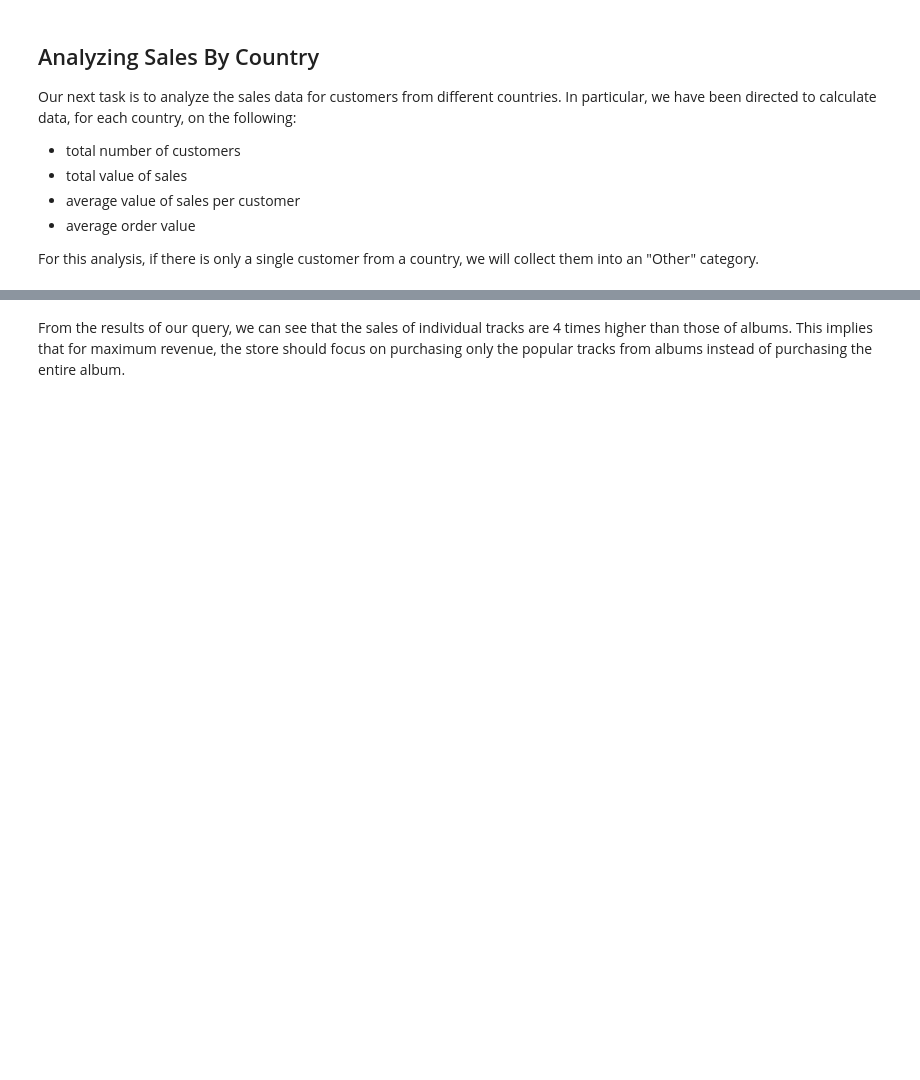
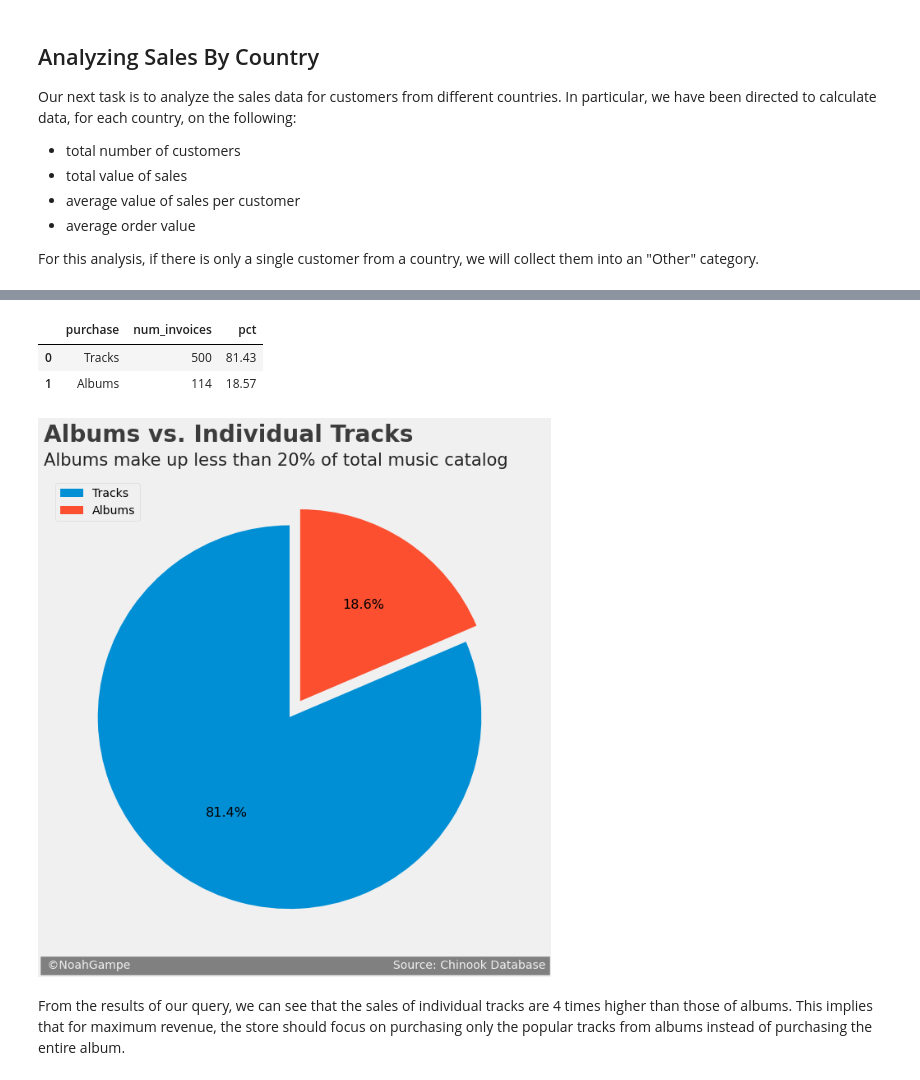
Before and after one commit to noah-kg/sql-business-analysis, a Jupyter notebook: Using SQL for Business Analysis.ipynb, the cells around one changed output, grey strips where cells are left out. Drawn from its saved outputs; the diff is of its cells as text; code cells hidden in the pictures; blank space fills up the shorter version.

```diff
--- a/Using SQL for Business Analysis.ipynb
+++ b/Using SQL for Business Analysis.ipynb
@@ -350,8 +405,7 @@ In the first case, since our analysis is concerned with maximizing revenue we ca
 
 In order to answer the question, we're going to have to identify whether each invoice has all the tracks from an album. We can do this by getting the list of tracks from an invoice and comparing it to the list of tracks from an album. We can find the album to compare the purchase to by looking up the album that one of the purchased tracks belongs to. It doesn't matter which track we pick, since if it's an album purchase, that album will be the same for all tracks.
 # %%
-%%sql
-
+query = """
 /* grabs relevant information about each invoice */
 WITH invoice_info AS
     (SELECT il.invoice_id,
@@ -394,6 +448,46 @@ SELECT purchase,
 FROM album_or_track
 GROUP BY 1
 ORDER BY 2 DESC;
+"""
+
+def plot_pie(df, title, sub, labels, sizes, explode):
+    #fig details
+    fig, ax = plt.subplots(figsize=(10,10))
+    ax.pie(sizes, explode=explode, autopct='%1.1f%%', shadow=False,
+           startangle=90, textprops={'fontsize': 16})
+
+    #lines, labels, and limits
+    ax.tick_params(labelsize=26)
+    ax.legend(labels)
+
+    #title & subtitle
+    ax.text(x=0.1, y=0.94, s=title, fontsize=28, weight='bold', alpha=.75, transform=fig.transFigure)
+    ax.text(x=0.1, y=0.9, s=sub, fontsize=21, alpha=.85, transform=fig.transFigure)
+
+    #signature bar
+    ax.text(x=0.1, y=0.05,
+            s=' ©NoahGampe' + ' '*70 + ' Source: Chinook Database',
+            fontsize=14, color='#f0f0f0', backgroundcolor='grey', transform=fig.transFigure)
+
+    plt.show()
+
+#ready query results into dataframe
+conn = sqlite3.connect("chinook.db")
+album_vs_indi = pd.read_sql_query(query, conn)
+album_vs_indi
+# %% [output]
+|  | purchase | num_invoices | pct |
+| 0 | Tracks | 500 | 81.43 |
+| 1 | Albums | 114 | 18.57 |
+# %%
+title = 'Albums vs. Individual Tracks'
+sub = 'Albums make up less than 20% of total music catalog'
+labels = album_vs_indi['purchase']
+sizes = album_vs_indi['pct']
+explode = (0, 0.1)
+plot_pie(album_vs_indi, title, sub, labels, sizes, explode)
+# %% [output]
+[figure, added]
 # %% [markdown]
 From the results of our query, we can see that the sales of individual tracks are 4 times higher than those of albums. This implies that for maximum revenue, the store should focus on purchasing only the popular tracks from albums instead of purchasing the entire album.
 # %% [markdown]
```
Also changed, not shown: parts of 23 cells of this notebook.
